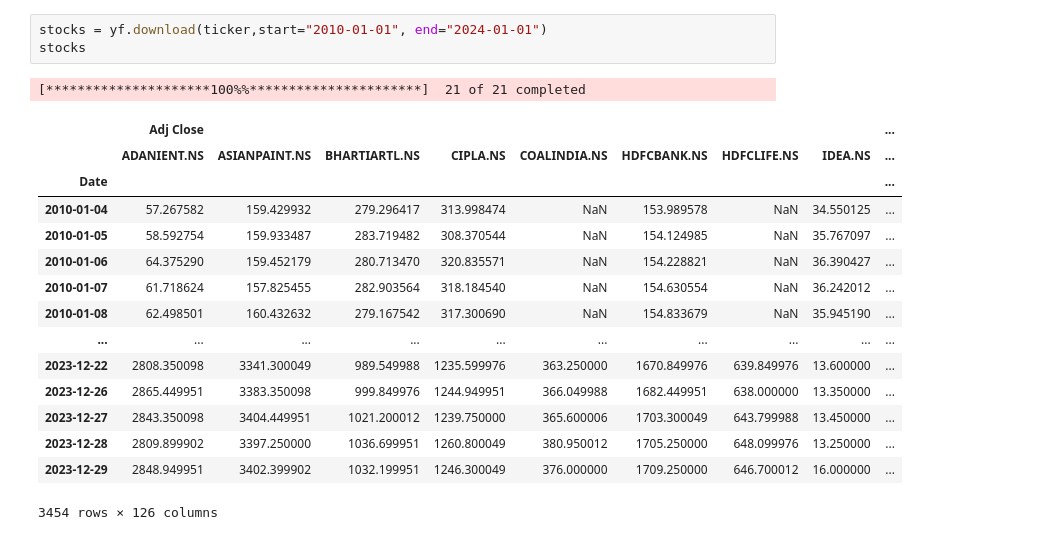
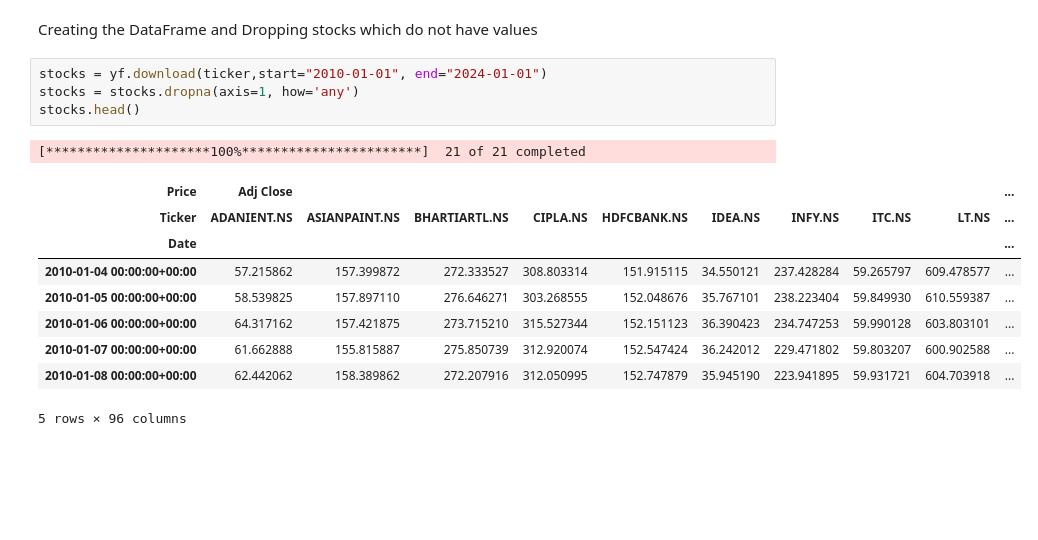
Before and after one commit to ShivsharanSanjawad/Algorithmic-Trading, a Jupyter notebook: Main.ipynb, the cells around one changed output. Cells and saved outputs as stored; diff of their text form; blank space fills up the shorter version.

```diff
--- a/Main.ipynb
+++ b/Main.ipynb
@@ -29,20 +13,17 @@ ticker
+# %% [markdown]
+Creating the DataFrame and Dropping stocks which do not have values
 # %%
 stocks = yf.download(ticker,start="2010-01-01", end="2024-01-01")
-stocks
+stocks = stocks.dropna(axis=1, how='any')
+stocks.head()
 # %% [output]
-[*********************100%%**********************]  21 of 21 completed
+[*********************100%***********************]  21 of 21 completed
-|  | Adj Close |  |  |  |  |  |  |  | ... |
-|  | ADANIENT.NS | ASIANPAINT.NS | BHARTIARTL.NS | CIPLA.NS | COALINDIA.NS | HDFCBANK.NS | HDFCLIFE.NS | IDEA.NS | ... |
-| Date |  |  |  |  |  |  |  |  | ... |
-| 2010-01-04 | 57.267582 | 159.429932 | 279.296417 | 313.998474 | NaN | 153.989578 | NaN | 34.550125 | ... |
-| 2010-01-05 | 58.592754 | 159.933487 | 283.719482 | 308.370544 | NaN | 154.124985 | NaN | 35.767097 | ... |
-| 2010-01-06 | 64.375290 | 159.452179 | 280.713470 | 320.835571 | NaN | 154.228821 | NaN | 36.390427 | ... |
-| 2010-01-07 | 61.718624 | 157.825455 | 282.903564 | 318.184540 | NaN | 154.630554 | NaN | 36.242012 | ... |
-| 2010-01-08 | 62.498501 | 160.432632 | 279.167542 | 317.300690 | NaN | 154.833679 | NaN | 35.945190 | ... |
-| ... | ... | ... | ... | ... | ... | ... | ... | ... | ... |
-| 2023-12-22 | 2808.350098 | 3341.300049 | 989.549988 | 1235.599976 | 363.250000 | 1670.849976 | 639.849976 | 13.600000 | ... |
-| 2023-12-26 | 2865.449951 | 3383.350098 | 999.849976 | 1244.949951 | 366.049988 | 1682.449951 | 638.000000 | 13.350000 | ... |
-| 2023-12-27 | 2843.350098 | 3404.449951 | 1021.200012 | 1239.750000 | 365.600006 | 1703.300049 | 643.799988 | 13.450000 | ... |
-| 2023-12-28 | 2809.899902 | 3397.250000 | 1036.699951 | 1260.800049 | 380.950012 | 1705.250000 | 648.099976 | 13.250000 | ... |
-| 2023-12-29 | 2848.949951 | 3402.399902 | 1032.199951 | 1246.300049 | 376.000000 | 1709.250000 | 646.700012 | 16.000000 | ... |
+| Price | Adj Close |  |  |  |  |  |  |  |  | ... |
+| Ticker | ADANIENT.NS | ASIANPAINT.NS | BHARTIARTL.NS | CIPLA.NS | HDFCBANK.NS | IDEA.NS | INFY.NS | ITC.NS | LT.NS | ... |
+| Date |  |  |  |  |  |  |  |  |  | ... |
+| 2010-01-04 00:00:00+00:00 | 57.215862 | 157.399872 | 272.333527 | 308.803314 | 151.915115 | 34.550121 | 237.428284 | 59.265797 | 609.478577 | ... |
+| 2010-01-05 00:00:00+00:00 | 58.539825 | 157.897110 | 276.646271 | 303.268555 | 152.048676 | 35.767101 | 238.223404 | 59.849930 | 610.559387 | ... |
+| 2010-01-06 00:00:00+00:00 | 64.317162 | 157.421875 | 273.715210 | 315.527344 | 152.151123 | 36.390423 | 234.747253 | 59.990128 | 603.803101 | ... |
+| 2010-01-07 00:00:00+00:00 | 61.662888 | 155.815887 | 275.850739 | 312.920074 | 152.547424 | 36.242012 | 229.471802 | 59.803207 | 600.902588 | ... |
+| 2010-01-08 00:00:00+00:00 | 62.442062 | 158.389862 | 272.207916 | 312.050995 | 152.747879 | 35.945190 | 223.941895 | 59.931721 | 604.703918 | ... |
-3454 rows × 126 columns
+5 rows × 96 columns
```
Also changed, not shown: parts of 21 cells of this notebook.
